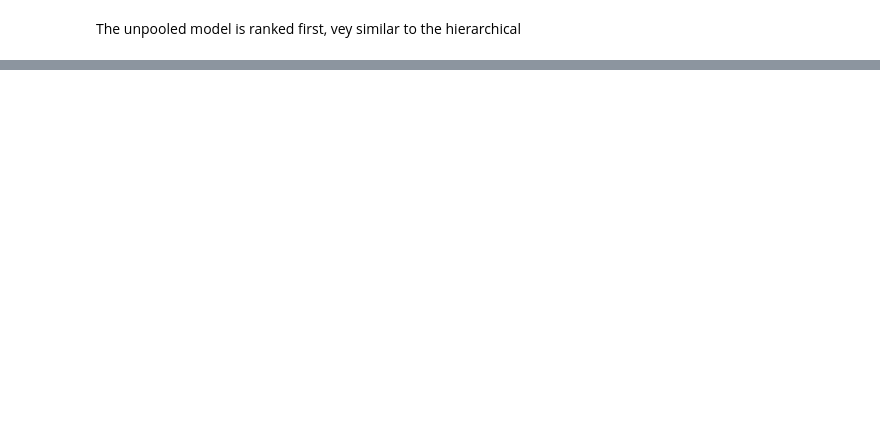
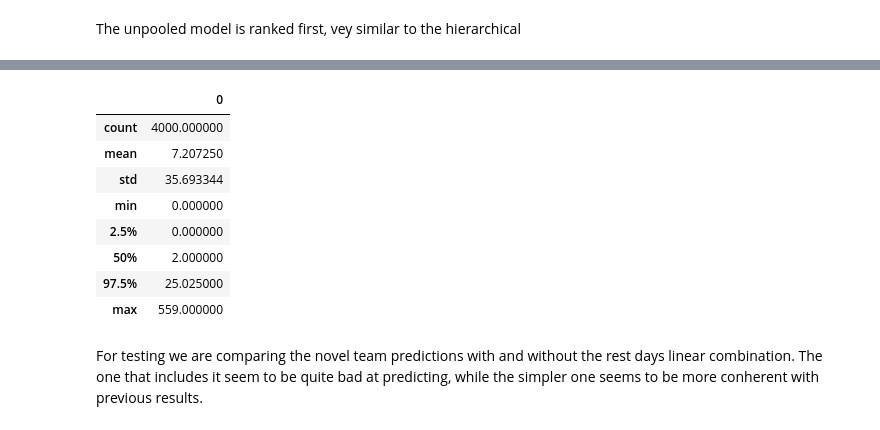
Before and after one commit to k0ruy/bayesian_retry, a Jupyter notebook: retry/modelling_RETRY.ipynb, the cells around one changed output, grey strips where cells are left out. Saved outputs shown, nothing was run; the diff lists cells and outputs as text; code cells hidden in the pictures; blank space fills up the shorter version.

```diff
--- a/retry/modelling_RETRY.ipynb
+++ b/retry/modelling_RETRY.ipynb
@@ -591,0 +606,43 @@ The unpooled model is ranked first, vey similar to the hierarchical
+# %%
+#prediction for a novel artist
+post_hier = az.extract(trace_hierarchical.posterior)
+
+#posterior parameters of the population
+mu_population = post_hier.mu_global.values
+beta_population = post_hier.beta_global.values
+theta = 1 / beta_population  # scale
+
+mu_new_team  = np.zeros(len(mu_population))
+
+for i, current_mu in enumerate(mu_population):
+        mu_new_team[i] = np.random.gamma(mu_population[i], theta[i])
+
+# Create an array to hold the predicted goals, which is the same length as your posteriors
+goals_new_team  = np.zeros(len(mu_new_team))
+
+# Define a value for the average days of rest for this new team
+avg_days_of_rest_for_new_team = flattened_df["days_of_rest"].mean()
+days_of_rest = flattened_df["days_of_rest"]
+
+# Iterate over each draw from the posterior
+for i in range(len(mu_new_team)):
+    # Compute the expected number of goals for this draw, adding in the effect for days_of_rest
+    expected_goals = mu_new_team[i] + days_of_rest[i] * avg_days_of_rest_for_new_team
+    # Generate a Poisson random variable based on this expected number of goals
+    goals_new_team[i] = np.random.poisson(lam=expected_goals)
+
+# Summarize the distribution of goals for the new team
+summary = pd.DataFrame(goals_new_team).describe(percentiles=[0.025, 0.975])
+summary
+# %% [output]
+|  | 0 |
+| count | 4000.000000 |
+| mean | 7.207250 |
+| std | 35.693344 |
+| min | 0.000000 |
+| 2.5% | 0.000000 |
+| 50% | 2.000000 |
+| 97.5% | 25.025000 |
+| max | 559.000000 |
+# %% [markdown]
+For testing we are comparing the novel team predictions with and without the rest days linear combination. The one that includes it seem to be quite bad at predicting, while the simpler one seems to be more conherent with previous results.
```
Also changed, not shown: parts of 32 cells of this notebook, 8 other files.
